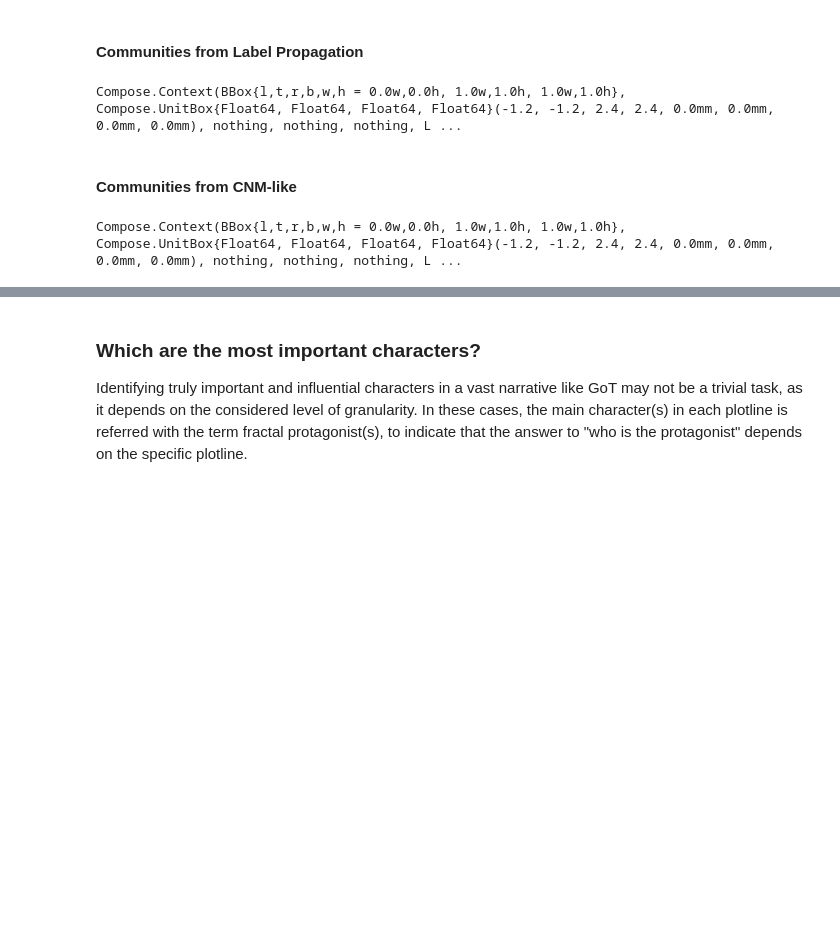
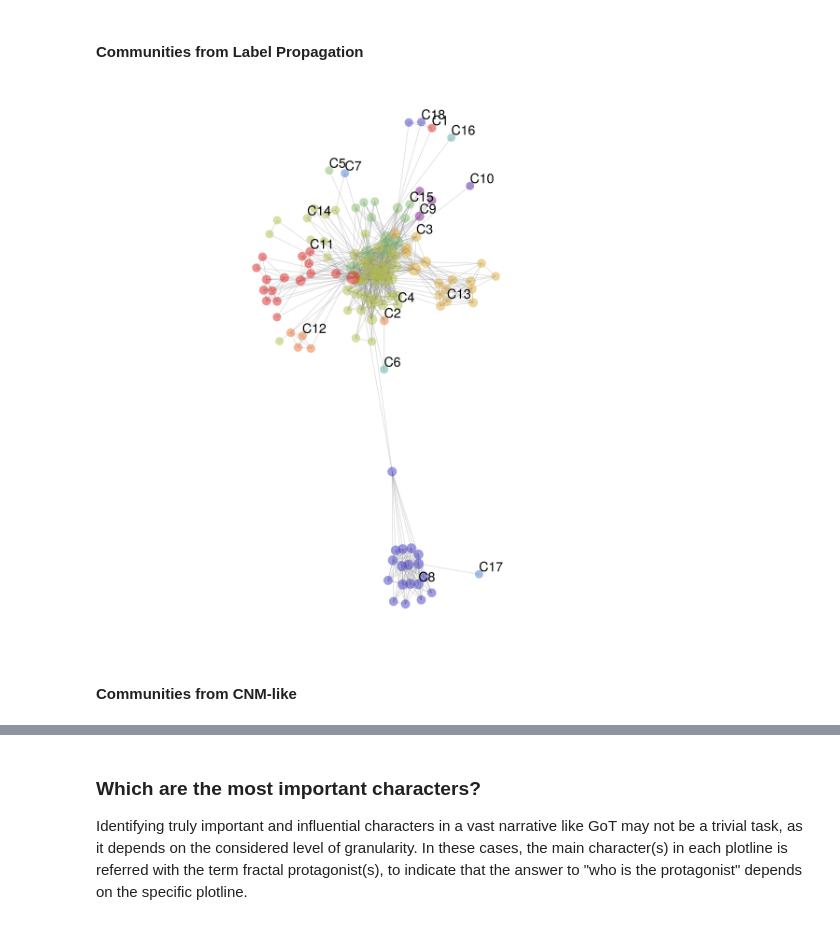
Before and after one commit to pszufe/SimpleHypergraphs.jl, a Jupyter notebook: tutorials/basics/A case study - Game of Thrones.ipynb, the cells around one changed output, grey strips where cells are left out. Drawn from its saved outputs; the diff is of its cells as text; code cells hidden in the pictures; blank space fills up the shorter version.

```diff
--- a/tutorials/basics/A case study - Game of Thrones.ipynb
+++ b/tutorials/basics/A case study - Game of Thrones.ipynb
@@ -323,4 +328,4 @@ t = Graph(m)
 # %% [markdown]
 #### Just a few viz params
 # %%
-my_colors = vcat(ColorSchemes.rainbow[range(1, stop=length(ColorSchemes.rainbow), step=2)], ColorSchemes.rainbow[2]);
+my_colors = RGBA.(vcat(ColorSchemes.rainbow[range(1, stop=length(ColorSchemes.rainbow), step=2)], ColorSchemes.rainbow[2]), 0.5)
@@ -336,8 +353,8 @@ end;
 # %%
 degrees = [Graphs.degree(t, v) for v in Graphs.vertices(t)];
 
-dsize = fill(1.3, 124)
-dsize += degrees/maximum(degrees);
+dsize = fill(12.3, 124)
+dsize += 10degrees/maximum(degrees);
 # %%
 # evaluate comms labels
 function get_labels(comms)
@@ -356,27 +373,20 @@ labels = get_labels(comms.np)
 cnm_labels = get_labels(cnm_comms.bp);
 # %% [markdown]
 #### Communities from Label Propagation
-# %%
-gplot(
-    t,
-    nodesize = dsize,
-    nodelabel = labels,
-    nodelabeldist=2.5,
-    #nodelabelsize=size,
-    nodefillc=get_color.(1:Graphs.nv(t), Ref(comms.np), Ref(reverse(my_colors)))
-)
-# %% [output]
-Compose.Context(BBox{l,t,r,b,w,h = 0.0w,0.0h, 1.0w,1.0h, 1.0w,1.0h}, Compose.UnitBox{Float64, Float64, Float64, Float64}(-1.2, -1.2, 2.4, 2.4, 0.0mm, 0.0mm, 0.0mm, 0.0mm), nothing, nothing, nothing, L ...
+# %%
+fig = Figure(size = (600, 600))
+ax  = Axis(fig[1, 1]; aspect = DataAspect())
+hidedecorations!(ax)
+hidespines!(ax)
+graphplot!(ax, t;
+    node_size = dsize,
+    nlabels = labels,
+    node_color=get_color.(1:Graphs.nv(t), Ref(comms.np), Ref(reverse(my_colors))),
+    edge_width = 0.5,
+    edge_color = RGBA(0.5, 0.5, 0.5, 0.4)
+)
+fig
+# %% [output]
+[figure, added]
 # %% [markdown]
 #### Communities from CNM-like
-# %%
-gplot(
-    t,
-    nodesize = dsize,
-    nodelabel = cnm_labels,
-    nodelabeldist = 5.5,
-    nodelabelsize = dsize,
-    nodefillc = get_color.(1:Graphs.nv(t), Ref(cnm_comms.bp), Ref(my_colors))
-)
-# %% [output]
-Compose.Context(BBox{l,t,r,b,w,h = 0.0w,0.0h, 1.0w,1.0h, 1.0w,1.0h}, Compose.UnitBox{Float64, Float64, Float64, Float64}(-1.2, -1.2, 2.4, 2.4, 0.0mm, 0.0mm, 0.0mm, 0.0mm), nothing, nothing, nothing, L ...
```
Also changed, not shown: parts of 12 cells of this notebook, 9 other files.
